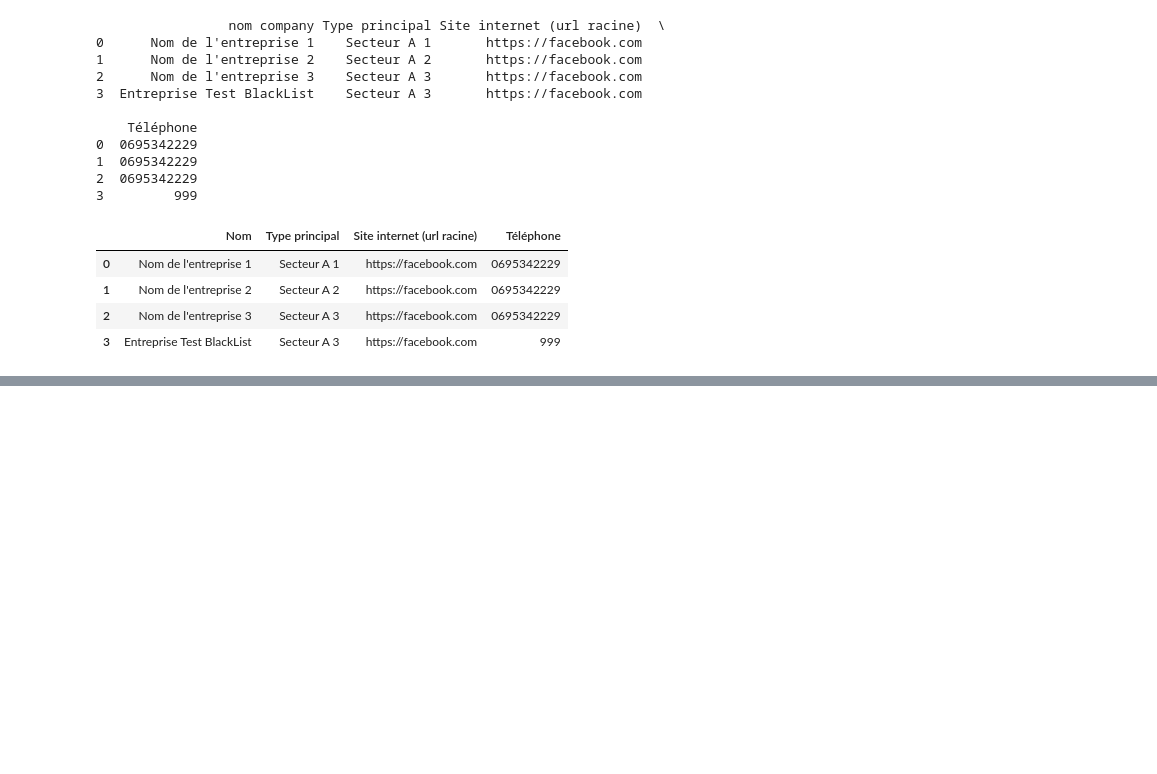
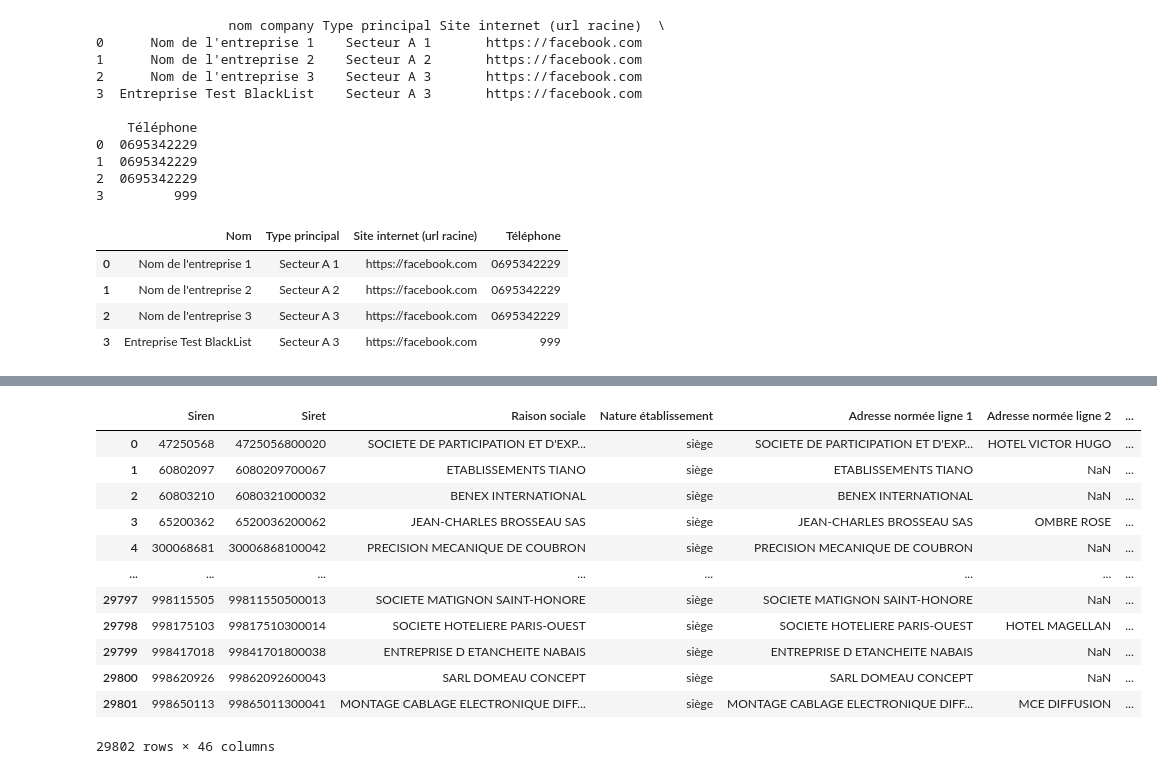
Before and after one commit to Icet0/listing, a Jupyter notebook: app/fichier_test.ipynb, the cells around one changed output, grey strips where cells are left out. Drawn from its saved outputs; the diff is of its cells as text; code cells hidden in the pictures; blank space fills up the shorter version.

Commit message:
gestion des imports manageo dans hubspot

```diff
--- a/app/fichier_test.ipynb
+++ b/app/fichier_test.ipynb
@@ -206,0 +220,17 @@ Name: name_normalized, dtype: object
+# %%
+manageoDF = pd.read_csv("company.csv",sep=";")
+manageoDF
+# %% [output]
+|  | Siren | Siret | Raison sociale | Nature établissement | Adresse normée ligne 1 | Adresse normée ligne 2 | ... |
+| 0 | 47250568 | 4725056800020 | SOCIETE DE PARTICIPATION ET D'EXP... | siège | SOCIETE DE PARTICIPATION ET D'EXP... | HOTEL VICTOR HUGO | ... |
+| 1 | 60802097 | 6080209700067 | ETABLISSEMENTS TIANO | siège | ETABLISSEMENTS TIANO | NaN | ... |
+| 2 | 60803210 | 6080321000032 | BENEX INTERNATIONAL | siège | BENEX INTERNATIONAL | NaN | ... |
+| 3 | 65200362 | 6520036200062 | JEAN-CHARLES BROSSEAU SAS | siège | JEAN-CHARLES BROSSEAU SAS | OMBRE ROSE | ... |
+| 4 | 300068681 | 30006868100042 | PRECISION MECANIQUE DE COUBRON | siège | PRECISION MECANIQUE DE COUBRON | NaN | ... |
+| ... | ... | ... | ... | ... | ... | ... | ... |
+| 29797 | 998115505 | 99811550500013 | SOCIETE MATIGNON SAINT-HONORE | siège | SOCIETE MATIGNON SAINT-HONORE | NaN | ... |
+| 29798 | 998175103 | 99817510300014 | SOCIETE HOTELIERE PARIS-OUEST | siège | SOCIETE HOTELIERE PARIS-OUEST | HOTEL MAGELLAN | ... |
+| 29799 | 998417018 | 99841701800038 | ENTREPRISE D ETANCHEITE NABAIS | siège | ENTREPRISE D ETANCHEITE NABAIS | NaN | ... |
+| 29800 | 998620926 | 99862092600043 | SARL DOMEAU CONCEPT | siège | SARL DOMEAU CONCEPT | NaN | ... |
+| 29801 | 998650113 | 99865011300041 | MONTAGE CABLAGE ELECTRONIQUE DIFF... | siège | MONTAGE CABLAGE ELECTRONIQUE DIFF... | MCE DIFFUSION | ... |
+29802 rows × 46 columns
```
Also changed, not shown: parts of 7 cells of this notebook, 6 other files.
